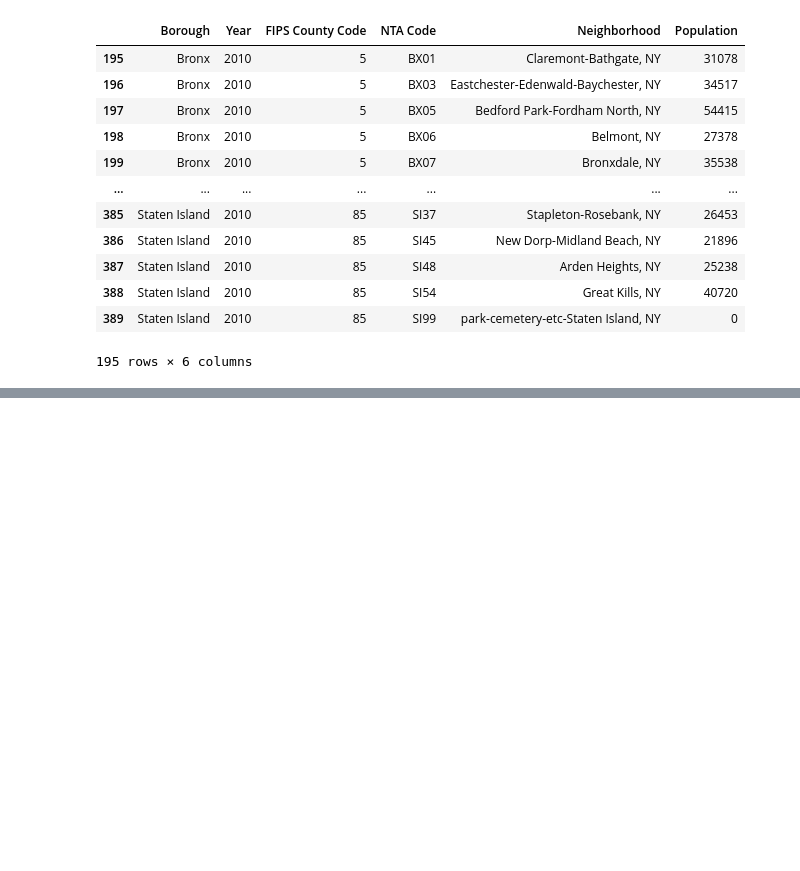
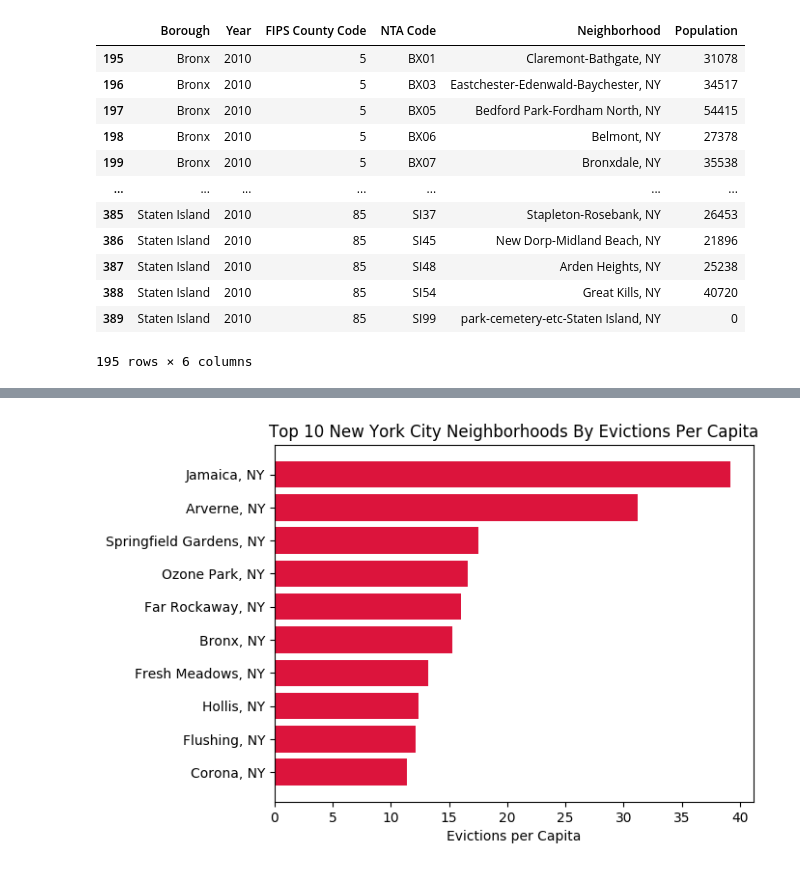
Before and after one commit to abiswas20/Data_Sci_Projects, a Jupyter notebook: Evictions.ipynb, the cells around one changed output, grey strips where cells are left out. Cells and saved outputs as stored; diff of their text form; code cells hidden in the pictures; blank space fills up the shorter version.

```diff
--- a/Evictions.ipynb
+++ b/Evictions.ipynb
@@ -824,0 +861,2 @@ df_pop_2010
+# %%
+df_city_counts=pd.read_csv('city counts and population.csv')
@@ -824,0 +883,4 @@ df_pop_2010
+# %%
+df_city_counts['Evictions per Capita']=''
+# %%
+df_city_counts['Evictions per Capita']=(df_city_counts['Count_of_Evictions']*1000)/df_city_counts['Population']
@@ -824,0 +970,4 @@ df_pop_2010
+# %%
+df_city_counts.sort_values(by='Evictions per Capita',ascending=False,inplace=True)
+df_city_top10=df_city_counts.head(10)
+df_city_bottom10=df_city_counts.tail(10)
@@ -824,0 +1002,17 @@ df_pop_2010
+# %%
+labels=df_city_top10['Neighborhood']
+
+plt.rcdefaults()
+fig,ax=plt.subplots()
+y_pos=np.arange(len(labels))
+
+ax.barh(y_pos,df_city_top10['Evictions per Capita'],align='center',color='crimson')
+ax.set_yticks(y_pos)
+ax.set_yticklabels(labels)
+ax.invert_yaxis()
+ax.set_xlabel('Evictions per Capita')
+ax.set_title('Top 10 New York City Neighborhoods By Evictions Per Capita')
+
+plt.show()
+# %% [output]
+[figure, added]
```
Also changed, not shown: parts of 23 cells of this notebook, 7 other files.
